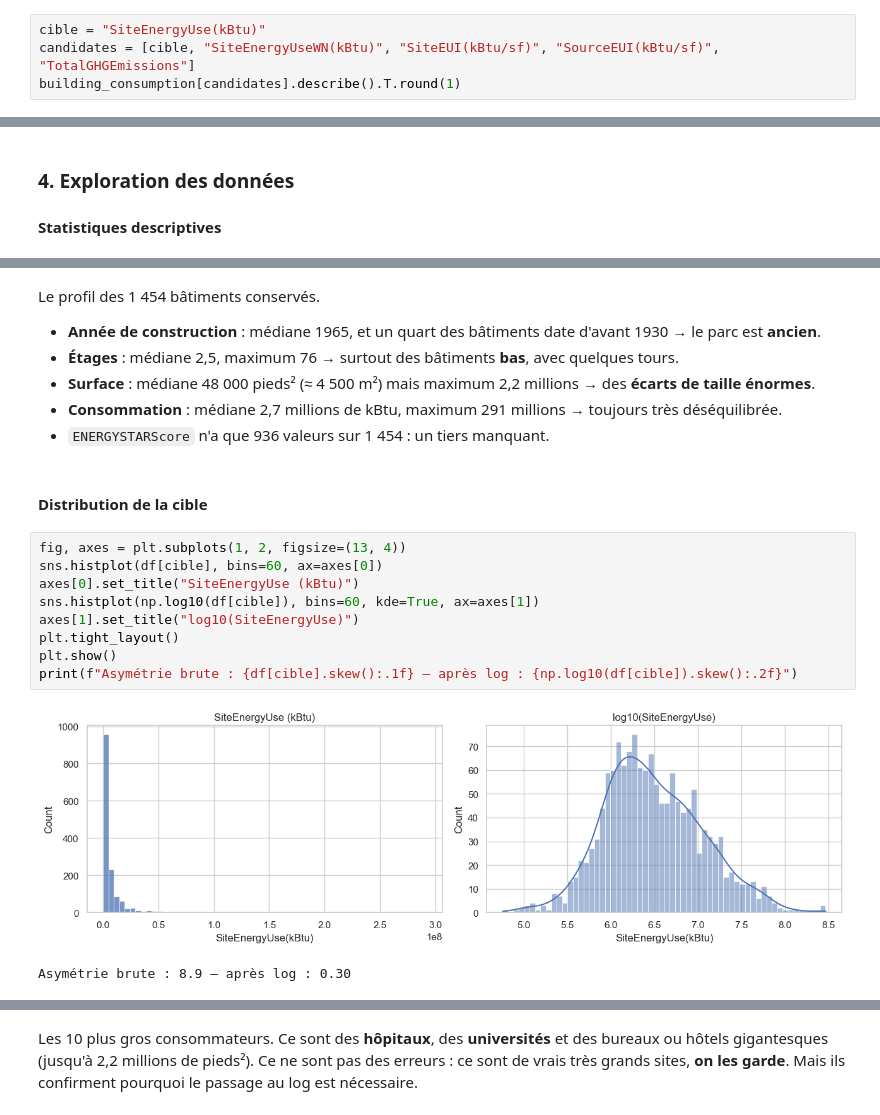
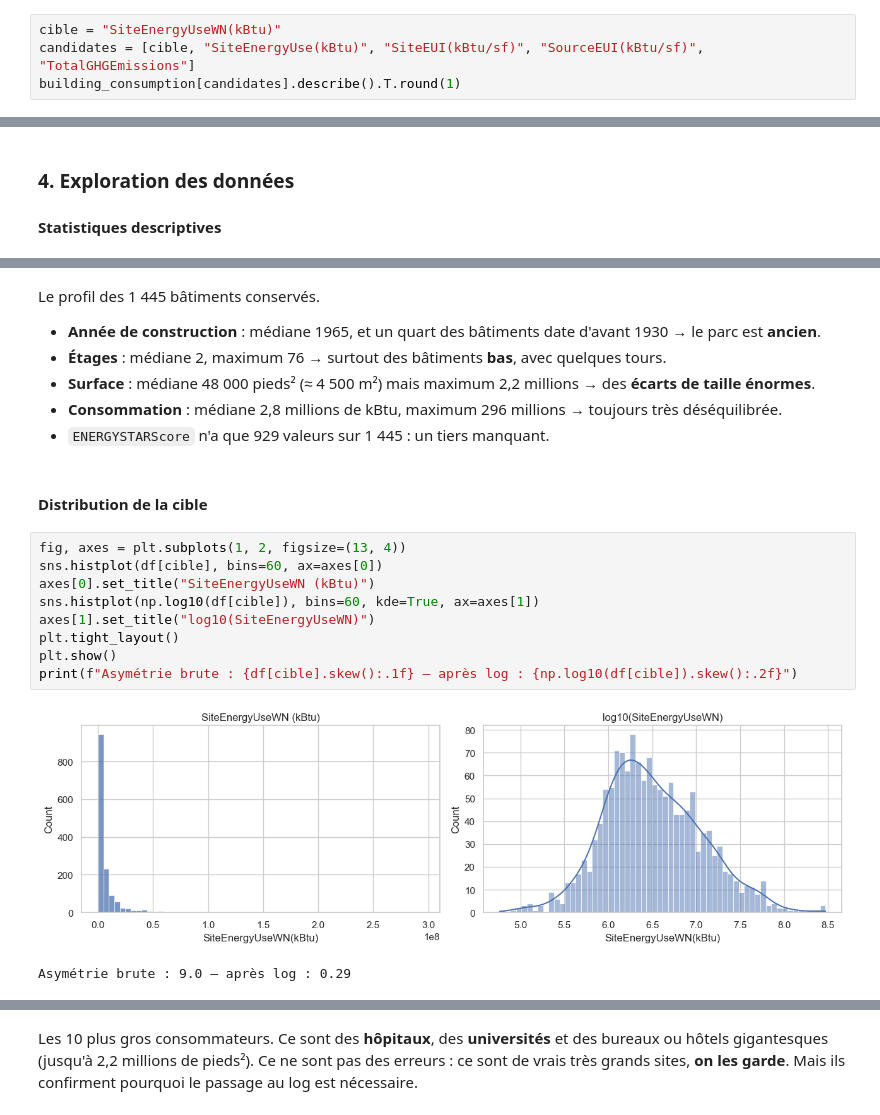
Before and after one commit to Txmwalker/anticipez-consommation-batiments, a Jupyter notebook: notebooks/01_analyse_exploratoire.ipynb, the cells around one changed output, grey strips where cells are left out. Saved outputs shown, nothing was run; the diff lists cells and outputs as text.

```diff
--- a/notebooks/01_analyse_exploratoire.ipynb
+++ b/notebooks/01_analyse_exploratoire.ipynb
@@ -122,8 +127,8 @@ Plusieurs colonnes pourraient servir de cible. Il faut en choisir **une seule**
 Une fois la cible choisie, **toutes les autres candidates deviennent des fuites de données** : elles sont calculées à partir du même relevé
 et ne seront pas connues pour un bâtiment non mesuré.
 # %%
-cible = "SiteEnergyUse(kBtu)"
-candidates = [cible, "SiteEnergyUseWN(kBtu)", "SiteEUI(kBtu/sf)", "SourceEUI(kBtu/sf)", "TotalGHGEmissions"]
+cible = "SiteEnergyUseWN(kBtu)"
+candidates = [cible, "SiteEnergyUse(kBtu)", "SiteEUI(kBtu/sf)", "SourceEUI(kBtu/sf)", "TotalGHGEmissions"]
 building_consumption[candidates].describe().T.round(1)
 # %% [output]
 |  | count | mean | std | min | 25% | 50% | 75% | max |
@@ -430,24 +435,24 @@ df[colonnes_num].describe().T.round(1)
 # %% [markdown]
-Le profil des 1 454 bâtiments conservés.
+Le profil des 1 445 bâtiments conservés.
 - **Année de construction** : médiane 1965, et un quart des bâtiments date d'avant 1930 → le parc est **ancien**.
-- **Étages** : médiane 2,5, maximum 76 → surtout des bâtiments **bas**, avec quelques tours.
+- **Étages** : médiane 2, maximum 76 → surtout des bâtiments **bas**, avec quelques tours.
 - **Surface** : médiane 48 000 pieds² (≈ 4 500 m²) mais maximum 2,2 millions → des **écarts de taille énormes**.
-- **Consommation** : médiane 2,7 millions de kBtu, maximum 291 millions → toujours très déséquilibrée.
-- `ENERGYSTARScore` n'a que 936 valeurs sur 1 454 : un tiers manquant.
+- **Consommation** : médiane 2,8 millions de kBtu, maximum 296 millions → toujours très déséquilibrée.
+- `ENERGYSTARScore` n'a que 929 valeurs sur 1 445 : un tiers manquant.
 # %% [markdown]
 #### Distribution de la cible
 # %%
 fig, axes = plt.subplots(1, 2, figsize=(13, 4))
 sns.histplot(df[cible], bins=60, ax=axes[0])
-axes[0].set_title("SiteEnergyUse (kBtu)")
+axes[0].set_title("SiteEnergyUseWN (kBtu)")
 sns.histplot(np.log10(df[cible]), bins=60, kde=True, ax=axes[1])
-axes[1].set_title("log10(SiteEnergyUse)")
+axes[1].set_title("log10(SiteEnergyUseWN)")
 plt.tight_layout()
 plt.show()
 print(f"Asymétrie brute : {df[cible].skew():.1f} — après log : {np.log10(df[cible]).skew():.2f}")
 # %% [output]
-[figure, old version]
+[figure, new version]
-Asymétrie brute : 8.9 — après log : 0.30
+Asymétrie brute : 9.0 — après log : 0.29
 # %% [markdown]
 Un histogramme compte combien de bâtiments tombent dans chaque tranche de consommation.
 À gauche, la consommation brute ; à droite, la même chose en échelle log.
```
Also changed, not shown: parts of 35 cells of this notebook, 5 other files.
